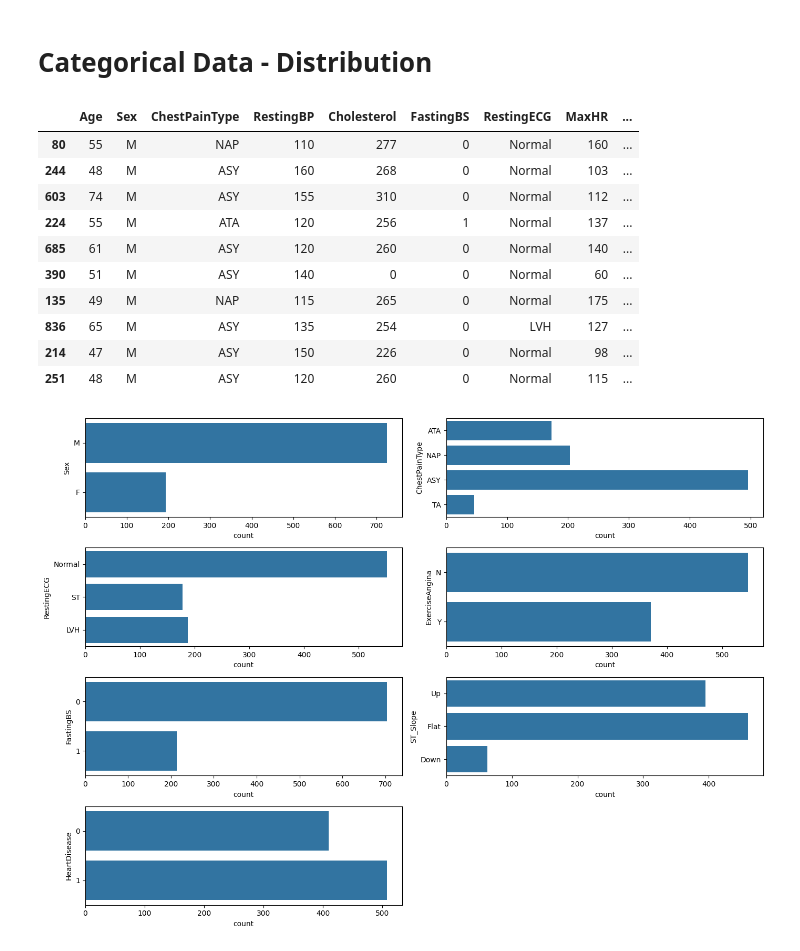
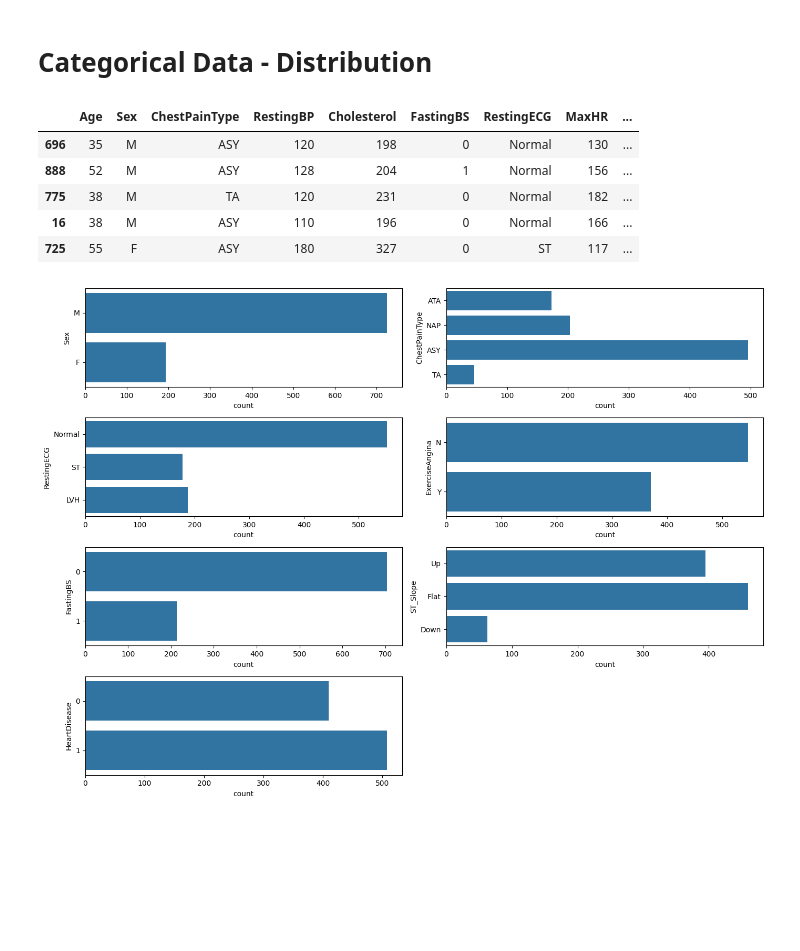
Before and after one commit to wasif-h/Heart_Disease_Prediction, a Jupyter notebook: ml_model.ipynb, the cells around one changed output. Saved outputs shown, nothing was run; the diff lists cells and outputs as text; code cells hidden in the pictures; blank space fills up the shorter version.

```diff
--- a/ml_model.ipynb
+++ b/ml_model.ipynb
@@ -139,19 +140,14 @@ Numeric Conclusion - Drop MaxHR. It is not necessary to train the model
 # %% [markdown]
 # Categorical Data - Distribution
 # %%
-df.sample(10)
+df.sample(5)
 # %% [output]
 |  | Age | Sex | ChestPainType | RestingBP | Cholesterol | FastingBS | RestingECG | MaxHR | ... |
-| 80 | 55 | M | NAP | 110 | 277 | 0 | Normal | 160 | ... |
-| 244 | 48 | M | ASY | 160 | 268 | 0 | Normal | 103 | ... |
-| 603 | 74 | M | ASY | 155 | 310 | 0 | Normal | 112 | ... |
-| 224 | 55 | M | ATA | 120 | 256 | 1 | Normal | 137 | ... |
-| 685 | 61 | M | ASY | 120 | 260 | 0 | Normal | 140 | ... |
-| 390 | 51 | M | ASY | 140 | 0 | 0 | Normal | 60 | ... |
-| 135 | 49 | M | NAP | 115 | 265 | 0 | Normal | 175 | ... |
-| 836 | 65 | M | ASY | 135 | 254 | 0 | LVH | 127 | ... |
-| 214 | 47 | M | ASY | 150 | 226 | 0 | Normal | 98 | ... |
-| 251 | 48 | M | ASY | 120 | 260 | 0 | Normal | 115 | ... |
+| 696 | 35 | M | ASY | 120 | 198 | 0 | Normal | 130 | ... |
+| 888 | 52 | M | ASY | 128 | 204 | 1 | Normal | 156 | ... |
+| 775 | 38 | M | TA | 120 | 231 | 0 | Normal | 182 | ... |
+| 16 | 38 | M | ASY | 110 | 196 | 0 | Normal | 166 | ... |
+| 725 | 55 | F | ASY | 180 | 327 | 0 | ST | 117 | ... |
 # %%
 cat_col = ['Sex', 'ChestPainType', 'RestingECG', 'ExerciseAngina', 'FastingBS','ST_Slope','HeartDisease']
 
```
Also changed, not shown: parts of 8 cells of this notebook.
